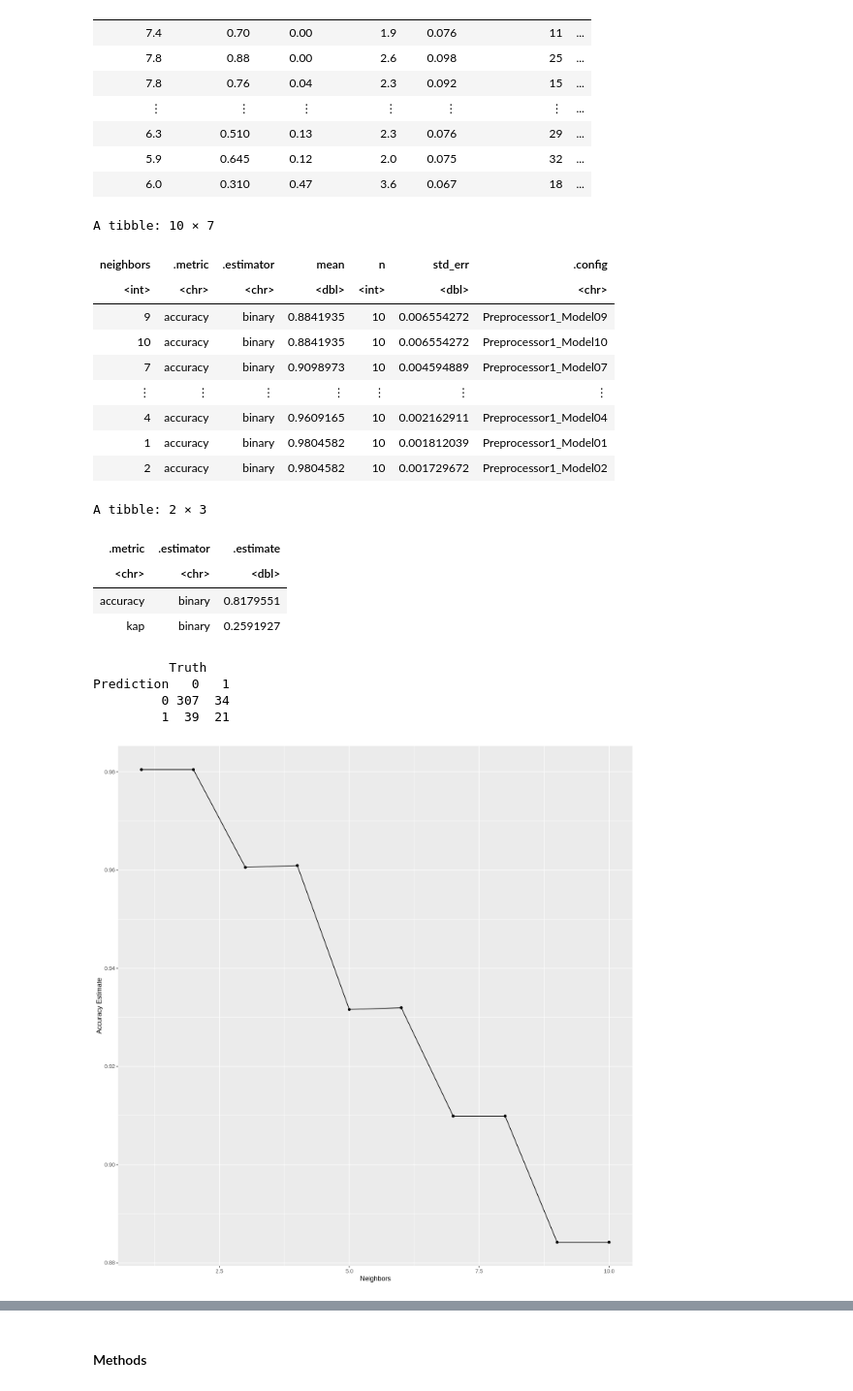
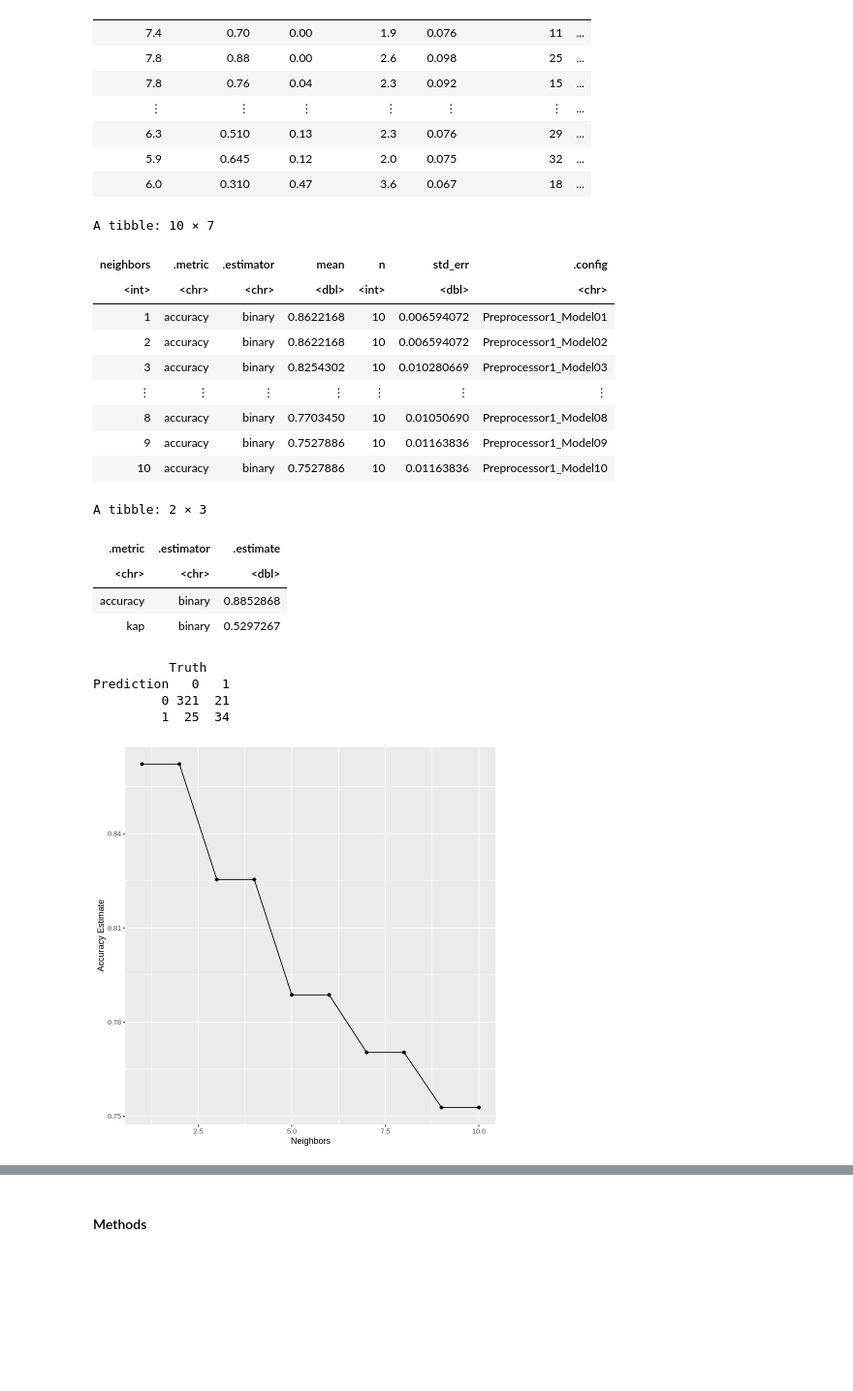
Before and after one commit to man-on-wire/Vinho-Verde, a Jupyter notebook: Written Proposal.ipynb, the cells around one changed output, grey strips where cells are left out. Shown at 97% size. Cells and saved outputs as stored; diff of their text form; code cells hidden in the pictures; blank space fills up the shorter version.

Commit message:
88% Accuracy Classifier (upsample)

```diff
--- a/Written Proposal.ipynb
+++ b/Written Proposal.ipynb
@@ -58,18 +67,16 @@ A tibble: 1599 × 13
 # %%
 red_wine_split <- initial_split(red_wine, prop = 0.75, strata = new_quality)
 
-red_wine_train <- training(red_wine_split) |>
-    #step_upsample(new_quality, over_ratio = 1, skip = FALSE)
-    group_by(new_quality) |>
-    slice_sample(n = max(table(red_wine$new_quality)), replace = TRUE)
+red_wine_train <- training(red_wine_split)# |>
+    #group_by(new_quality) |>
+    #slice_sample(n = max(table(red_wine$new_quality)), replace = TRUE)
 
 red_wine_test <- testing(red_wine_split)
 # %%
-set.seed(2020)
-
 wine_recipe <- recipe(new_quality~ alcohol + pH + fixed.acidity, data = red_wine_train) |>
     step_scale(all_predictors()) |>
-    step_center(all_predictors())
+    step_center(all_predictors()) |>
+    step_upsample(new_quality, over_ratio = 1, skip = TRUE)
 
 knn_tune <- nearest_neighbor(weight_func = "rectangular", neighbors = tune()) |>
     set_engine("kknn") |>
@@ -85,7 +92,7 @@ wine_results <- workflow() |>
     tune_grid(resamples = wine_vfold, grid = kvals) |>
     collect_metrics() |>
     filter(.metric == "accuracy")|>
-    arrange(mean)
+    arrange(desc(mean))
 
 accuracy_versus_k <- ggplot(wine_results, aes(x = neighbors, y = mean))+
        geom_point() +
@@ -96,44 +103,44 @@ knn_2 <- nearest_neighbor(weight_func = "rectangular", neighbors = 2) |>
     set_engine("kknn") |>
     set_mode("classification")
 
 wine_fit <- workflow() |>
        add_recipe(wine_recipe) |>
        add_model(knn_2) |>
        fit(data = red_wine_train)
 
 wine_test_predictions <- predict(wine_fit, red_wine_test) |>
        bind_cols(red_wine_test) |>
        metrics(truth = new_quality, estimate = .pred_class)
 
 wine_mat <- predict(wine_fit, red_wine_test) |>
        bind_cols(red_wine_test) |>
        conf_mat(truth = new_quality, estimate = .pred_class)
 
 wine_results
 accuracy_versus_k
 wine_test_predictions
 wine_mat
 # %% [output]
 A tibble: 10 × 7
 | neighbors | .metric | .estimator | mean | n | std_err | .config |
 | <int> | <chr> | <chr> | <dbl> | <int> | <dbl> | <chr> |
-| 9 | accuracy | binary | 0.8841935 | 10 | 0.006554272 | Preprocessor1_Model09 |
-| 10 | accuracy | binary | 0.8841935 | 10 | 0.006554272 | Preprocessor1_Model10 |
-| 7 | accuracy | binary | 0.9098973 | 10 | 0.004594889 | Preprocessor1_Model07 |
+| 1 | accuracy | binary | 0.8622168 | 10 | 0.006594072 | Preprocessor1_Model01 |
+| 2 | accuracy | binary | 0.8622168 | 10 | 0.006594072 | Preprocessor1_Model02 |
+| 3 | accuracy | binary | 0.8254302 | 10 | 0.010280669 | Preprocessor1_Model03 |
 | ⋮ | ⋮ | ⋮ | ⋮ | ⋮ | ⋮ | ⋮ |
-| 4 | accuracy | binary | 0.9609165 | 10 | 0.002162911 | Preprocessor1_Model04 |
-| 1 | accuracy | binary | 0.9804582 | 10 | 0.001812039 | Preprocessor1_Model01 |
-| 2 | accuracy | binary | 0.9804582 | 10 | 0.001729672 | Preprocessor1_Model02 |
+| 8 | accuracy | binary | 0.7703450 | 10 | 0.01050690 | Preprocessor1_Model08 |
+| 9 | accuracy | binary | 0.7527886 | 10 | 0.01163836 | Preprocessor1_Model09 |
+| 10 | accuracy | binary | 0.7527886 | 10 | 0.01163836 | Preprocessor1_Model10 |
 A tibble: 2 × 3
 | .metric | .estimator | .estimate |
 | <chr> | <chr> | <dbl> |
-| accuracy | binary | 0.8179551 |
-| kap | binary | 0.2591927 |
+| accuracy | binary | 0.8852868 |
+| kap | binary | 0.5297267 |
           Truth
 Prediction   0   1
-         0 307  34
-         1  39  21
+         0 321  21
+         1  25  34
-[figure, old version]
+[figure, new version]
 # %%
 cheap_wine <- tibble(pH = 3.58,
                    fixed.acidity = 6.3,
```
Also changed, not shown: parts of 6 cells of this notebook.
